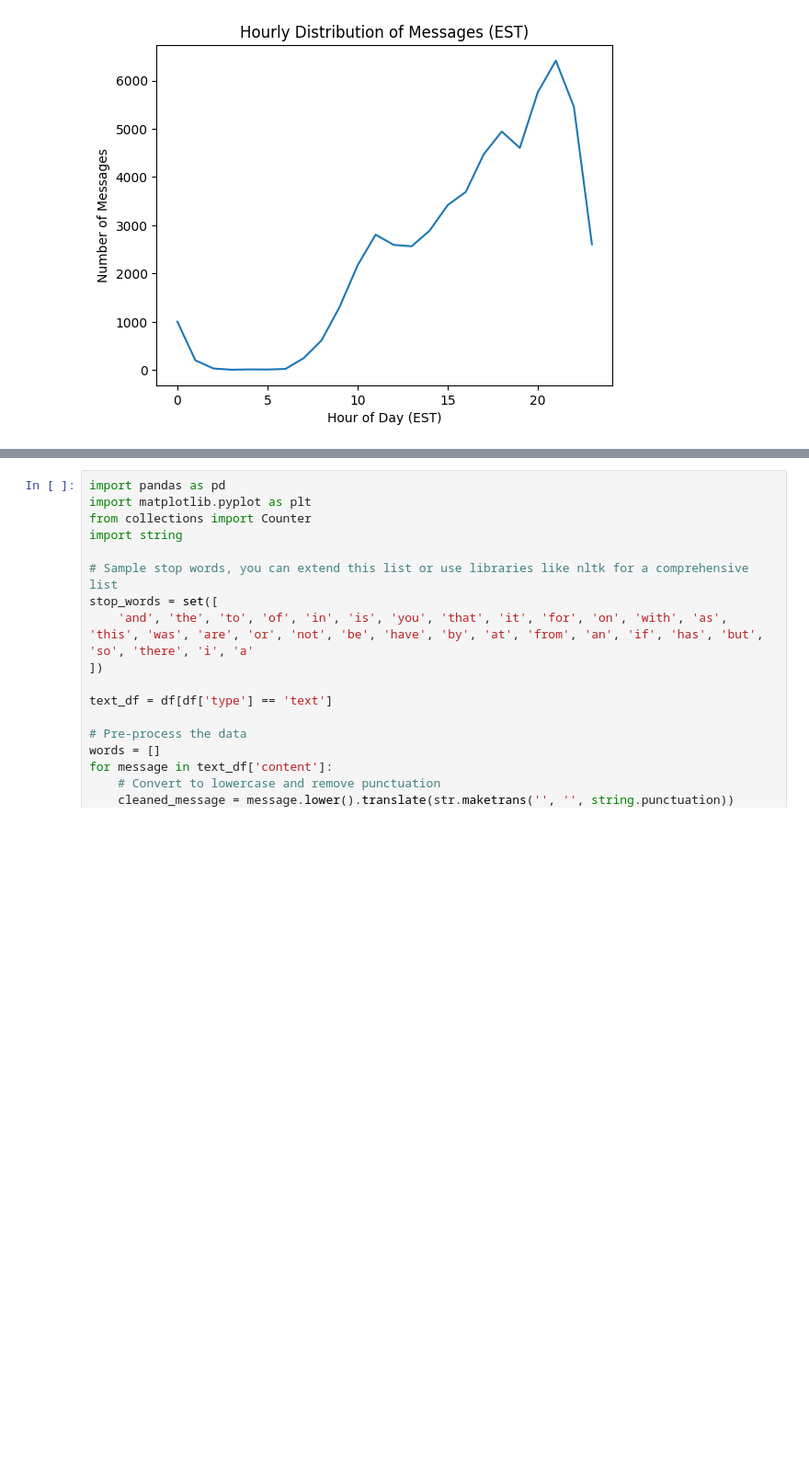
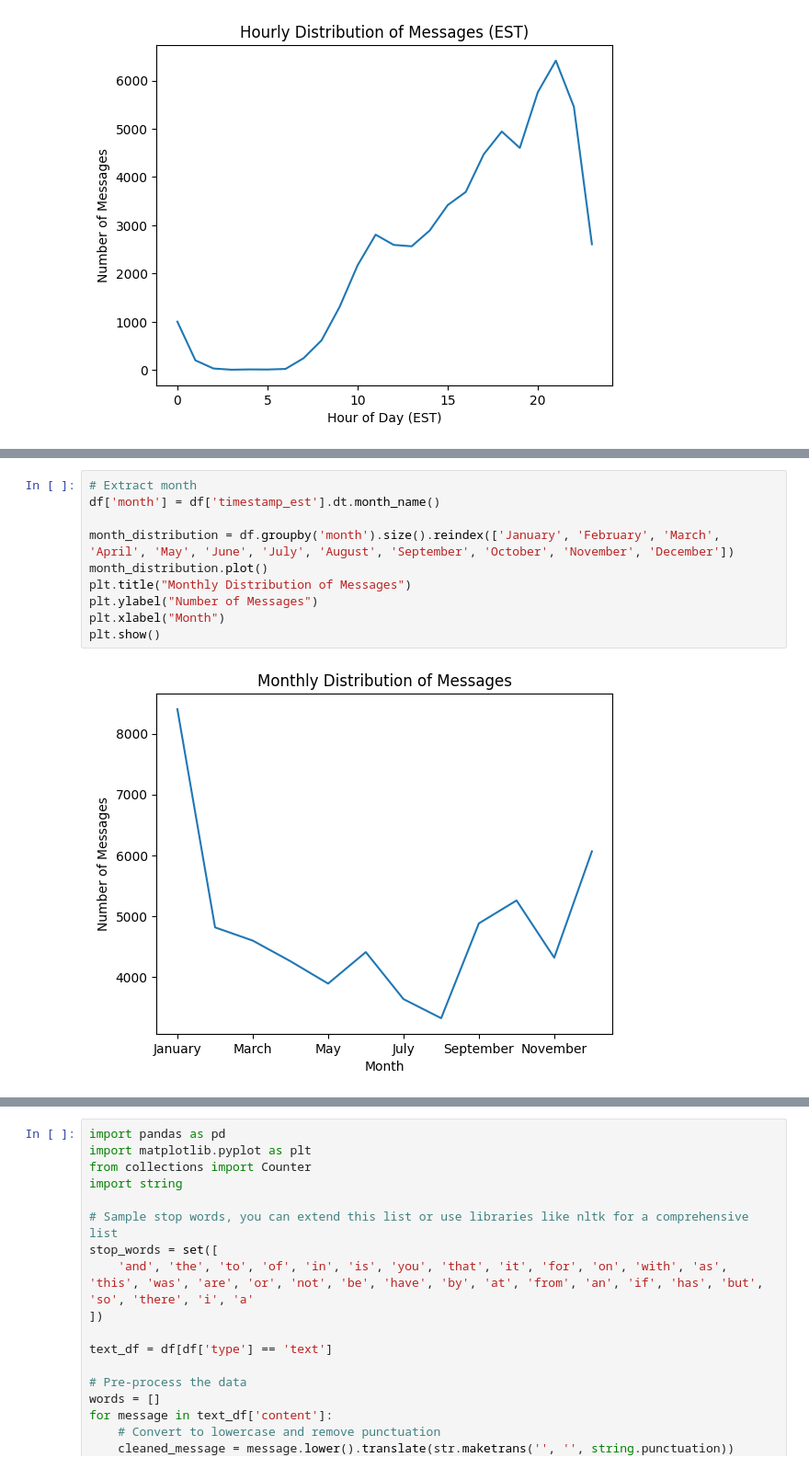
Before and after one commit to BrysonL/groupchat-classification, a Jupyter notebook: ChatVis.ipynb, the cells around one changed output, grey strips where cells are left out. Shown at 92% size. Drawn from its saved outputs; the diff is of its cells as text; blank space fills up the shorter version.

```diff
--- a/ChatVis.ipynb
+++ b/ChatVis.ipynb
@@ -126,0 +139,12 @@ plt.show()
+# %%
+# Extract month
+df['month'] = df['timestamp_est'].dt.month_name()
+
+month_distribution = df.groupby('month').size().reindex(['January', 'February', 'March', 'April', 'May', 'June', 'July', 'August', 'September', 'October', 'November', 'December'])
+month_distribution.plot()
+plt.title("Monthly Distribution of Messages")
+plt.ylabel("Number of Messages")
+plt.xlabel("Month")
+plt.show()
+# %% [output]
+[figure, added]
```
Also changed, not shown: parts of 2 cells of this notebook, 6 other files.
